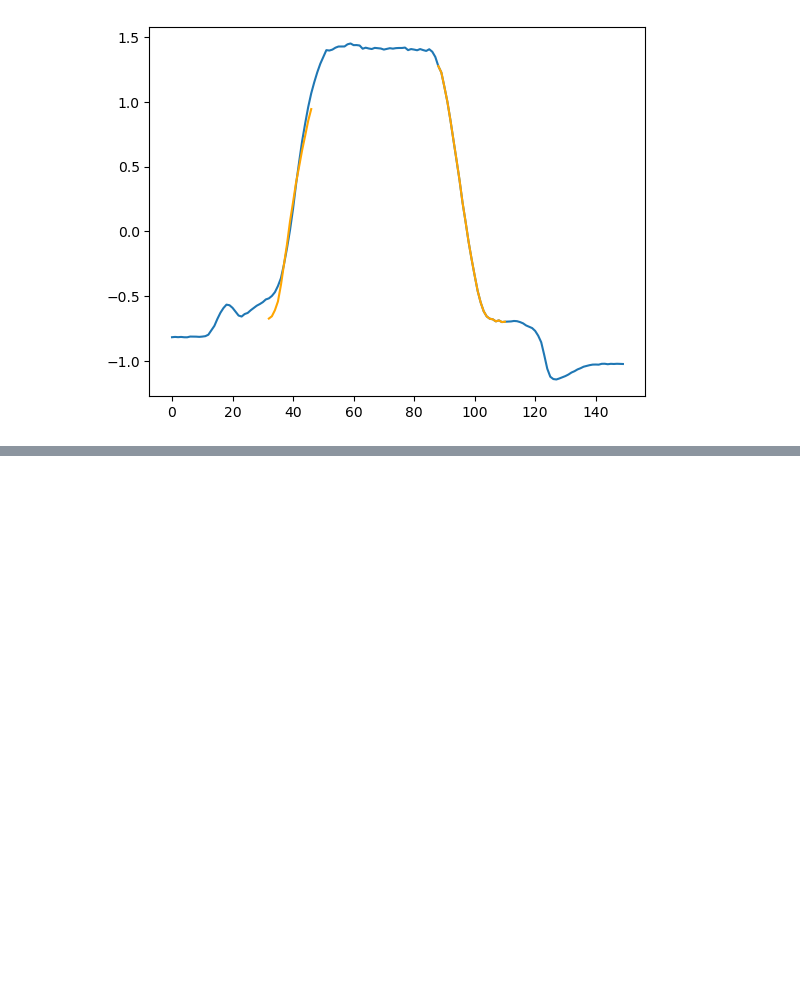
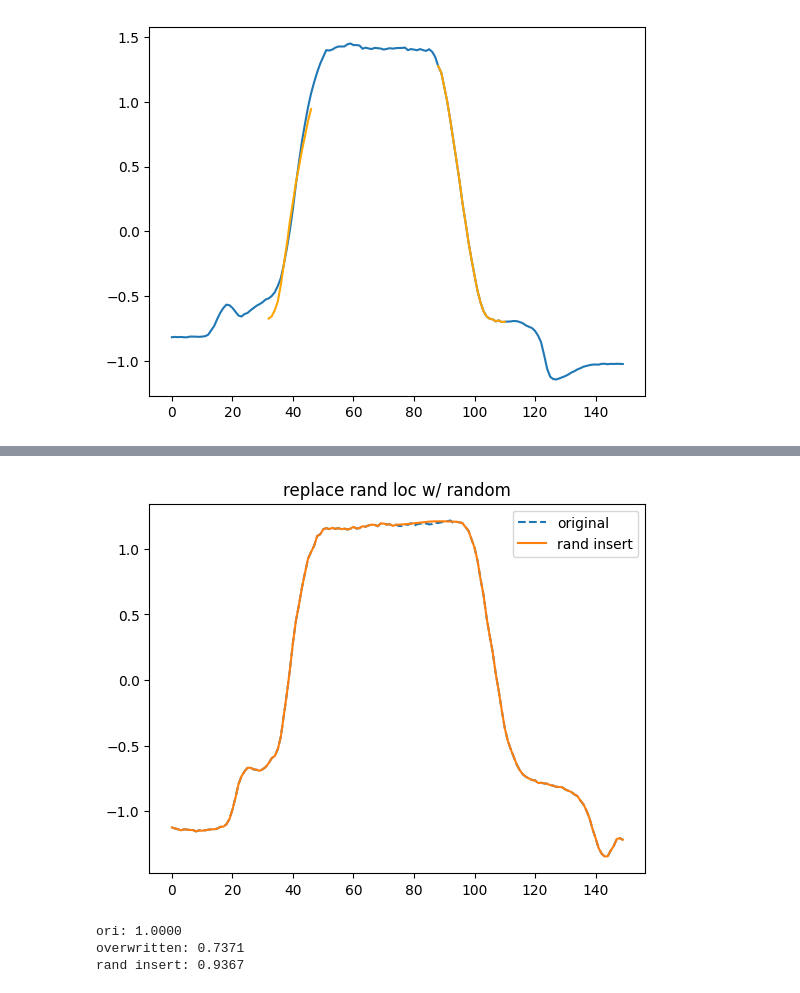
Before and after one commit to LbzSteven/implet, a Jupyter notebook: implet_extractor.ipynb, the cells around one changed output, grey strips where cells are left out. Drawn from its saved outputs; the diff is of its cells as text; code cells hidden in the pictures; blank space fills up the shorter version.

```diff
--- a/implet_extractor.ipynb
+++ b/implet_extractor.ipynb
@@ -275,0 +291,9 @@ IndentationError: expected an indented block after 'if' statement on line 297
+# %%
+sample_rand = insert_random(sample, len(implet_vals))
+plt.plot(sample, ls='--', label='original')
+plt.plot(sample_rand, label='rand insert')
+plt.title('replace rand loc w/ random')
+plt.legend()
+plt.show()
+# %% [output]
+[figure, added]
@@ -275,0 +338,13 @@ IndentationError: expected an indented block after 'if' statement on line 297
+# %%
+print(f'ori: {accuracy_score(test_y, y_pred):.4f}')
+
+# true labels for the modified samples
+y_true = np.array([test_y[i] for i, _, _, _, _, _ in implets])
+y_true = np.repeat(y_true, n_trials)
+
+print(f'overwritten: {accuracy_score(y_true, y_pred_overwritten):.4f}')
+print(f'rand insert: {accuracy_score(y_true, y_pred_rand_insert):.4f}')
+# %% [output]
+ori: 1.0000
+overwritten: 0.7371
+rand insert: 0.9367
```
Also changed, not shown: parts of 23 cells of this notebook, 3 other files.
